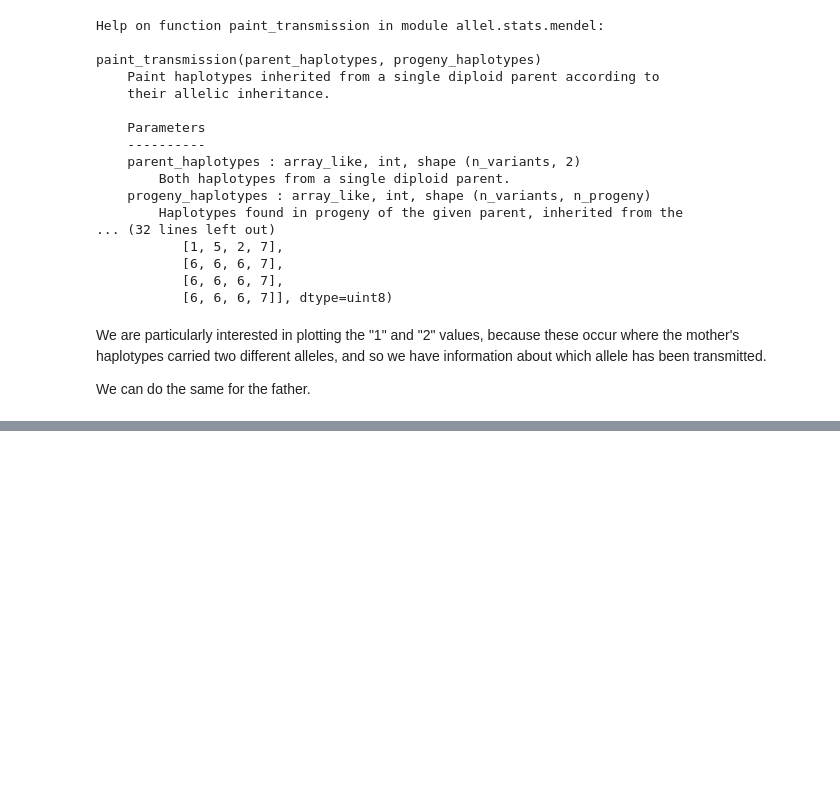
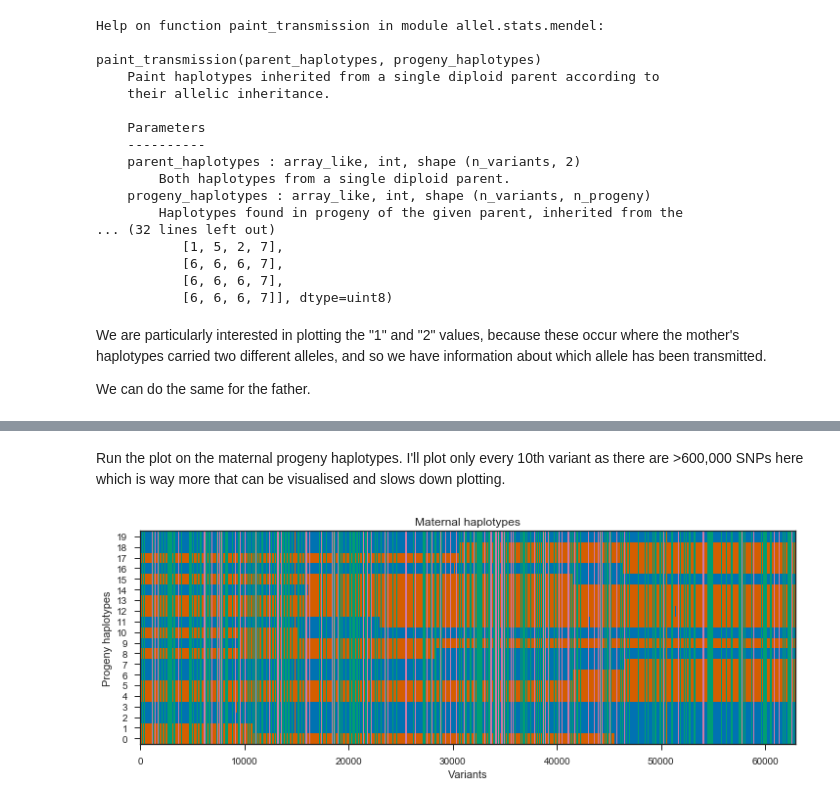
Before and after one commit to alimanfoo/alimanfoo.github.io, a Jupyter notebook: _posts/2017-02-14-mendelian-transmission.ipynb, the cells around one changed output, grey strips where cells are left out. Saved outputs shown, nothing was run; the diff lists cells and outputs as text; code cells hidden in the pictures; blank space fills up the shorter version.

```diff
--- a/_posts/2017-02-14-mendelian-transmission.ipynb
+++ b/_posts/2017-02-14-mendelian-transmission.ipynb
@@ -222,0 +267,34 @@ Now we have these "paintings", it is fairly straightforward to plot them.
+# %%
+def plot_transmission(painting, title=None):
+
+    # set figure height depending on number of haplotypes
+    fig, ax = plt.subplots(figsize=(12, .2 * painting.shape[1]))
+
+    # map painting codes onto colours
+    cmap = mpl.colors.ListedColormap([
+        'grey',      # 0 = undetermined
+        palette[0],  # 1 = allele inherited from first parental haplotype
+        palette[2],  # 2 = allele inherited from second parental haplotype
+        palette[1],  # 3 = reference allele, also carried by both parental haplotypes
+        palette[3],  # 4 = non-reference allele, also carried by both parental haplotypes
+        'black',     # 5 = non-parental allele (i.e., Mendelian error)
+        palette[5],  # 6 = either or both parental alleles missing
+        'white',     # 7 = missing allele
+    ])
+
+    # plot painting
+    ax.pcolormesh(painting.T, cmap=cmap, vmin=0, vmax=7)
+
+    # tidy up axes
+    ax.set_yticks(np.arange(painting.shape[1]) + .5)
+    ax.set_yticklabels(range(painting.shape[1]))
+    ax.set_ylabel('Progeny haplotypes')
+    ax.set_xlabel('Variants')
+    if title:
+        ax.set_title(title)
+# %% [markdown]
+Run the plot on the maternal progeny haplotypes. I'll plot only every 10th variant as there are >600,000 SNPs here which is way more that can be visualised and slows down plotting.
+# %%
+plot_transmission(painting_maternal[::10], title='Maternal haplotypes')
+# %% [output]
+[figure, added]
```
Also changed, not shown: parts of 57 cells of this notebook, 13 other files.
